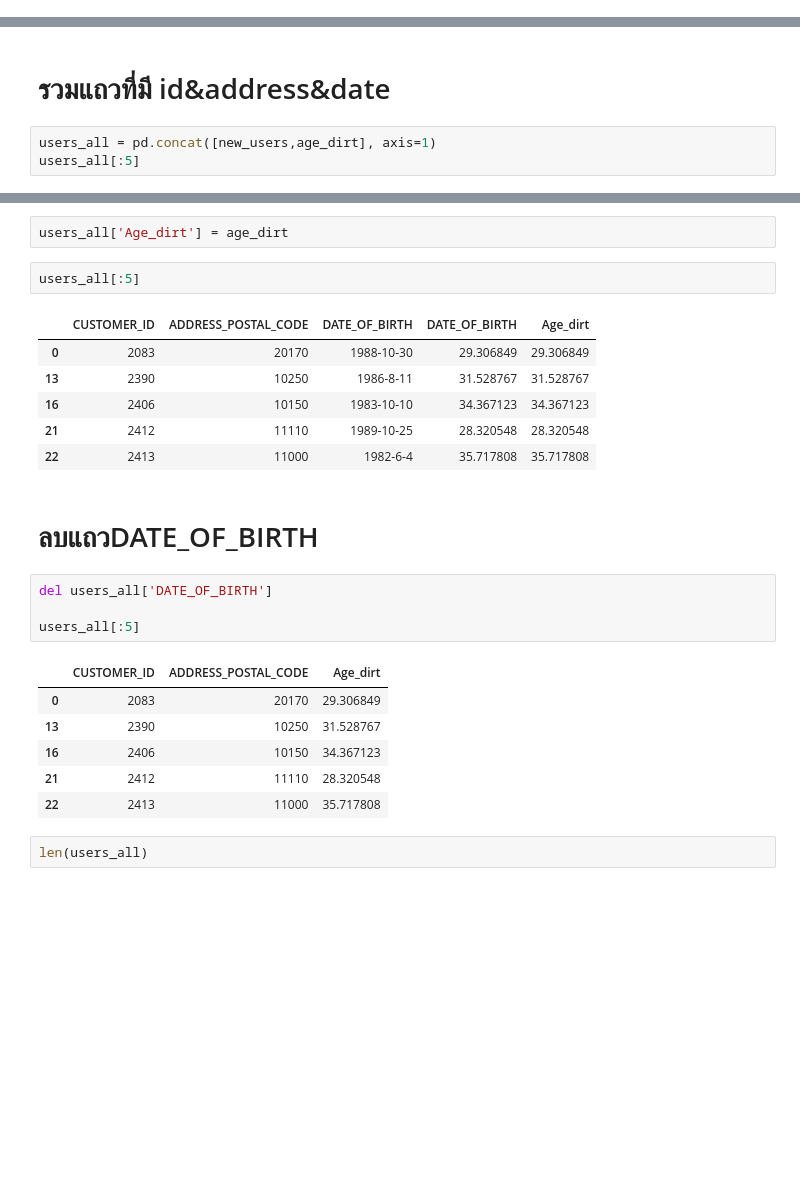
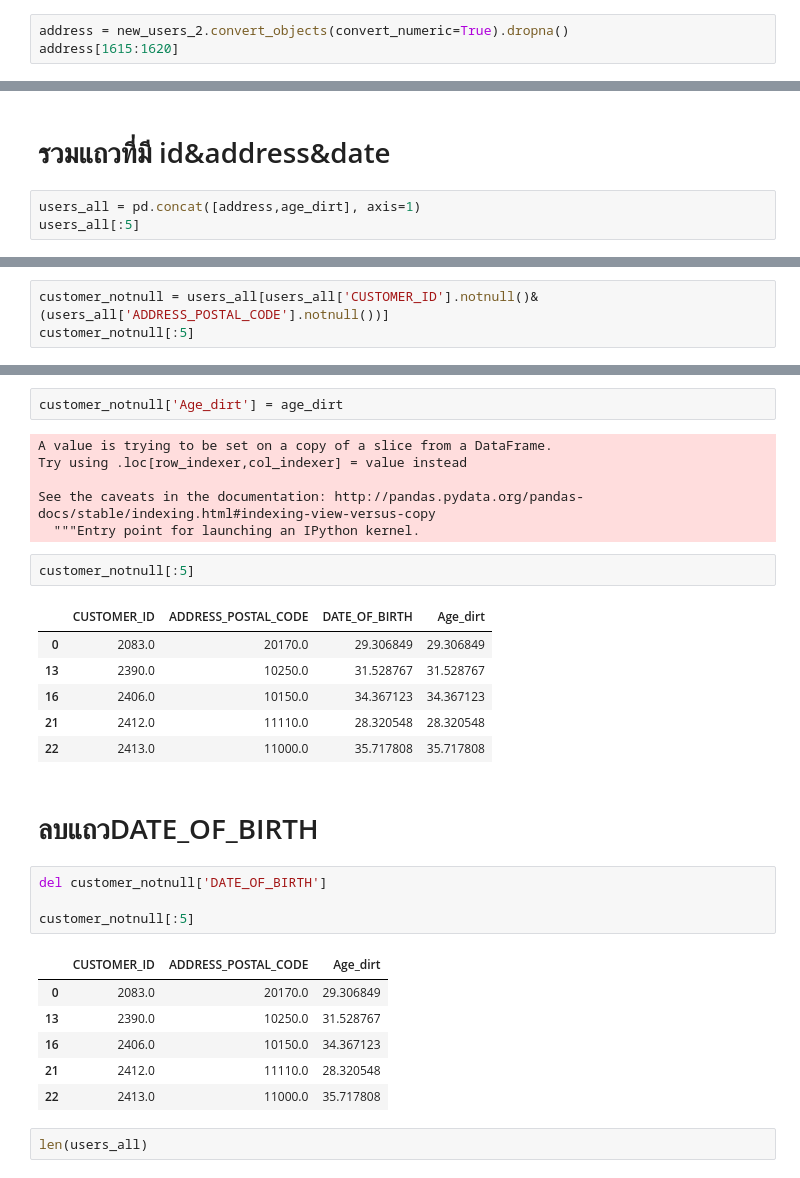
Before and after one commit to Kanbc/recommender-systems, a Jupyter notebook: cleaning/Customer.ipynb, the cells around one changed output, grey strips where cells are left out. Saved outputs shown, nothing was run; the diff lists cells and outputs as text; blank space fills up the shorter version.

Commit message:
customer_clean

```diff
--- a/cleaning/User.ipynb
+++ b/cleaning/Customer.ipynb
@@ -89,0 +98,3 @@ dtype: bool
+# %%
+address = new_users_2.convert_objects(convert_numeric=True).dropna()
+address[1615:1620]
@@ -161,6 +179,6 @@ len(age_dirt)
 # %% [markdown]
 # รวมแถวที่มี id&address&date
 # %%
-users_all = pd.concat([new_users,age_dirt], axis=1)
+users_all = pd.concat([address,age_dirt], axis=1)
 users_all[:5]
 # %% [output]
@@ -172,0 +198,3 @@ users_all[:5]
+# %%
+customer_notnull = users_all[users_all['CUSTOMER_ID'].notnull()& (users_all['ADDRESS_POSTAL_CODE'].notnull())]
+customer_notnull[:5]
@@ -173,27 +215,33 @@ users_all[:5]
 # %%
-users_all['Age_dirt'] = age_dirt
+customer_notnull['Age_dirt'] = age_dirt
+# %% [output]
+A value is trying to be set on a copy of a slice from a DataFrame.
+Try using .loc[row_indexer,col_indexer] = value instead
+
+See the caveats in the documentation: http://pandas.pydata.org/pandas-docs/stable/indexing.html#indexing-view-versus-copy
+  """Entry point for launching an IPython kernel.
 # %%
-users_all[:5]
+customer_notnull[:5]
 # %% [output]
-|  | CUSTOMER_ID | ADDRESS_POSTAL_CODE | DATE_OF_BIRTH | DATE_OF_BIRTH | Age_dirt |
-| 0 | 2083 | 20170 | 1988-10-30 | 29.306849 | 29.306849 |
-| 13 | 2390 | 10250 | 1986-8-11 | 31.528767 | 31.528767 |
-| 16 | 2406 | 10150 | 1983-10-10 | 34.367123 | 34.367123 |
-| 21 | 2412 | 11110 | 1989-10-25 | 28.320548 | 28.320548 |
-| 22 | 2413 | 11000 | 1982-6-4 | 35.717808 | 35.717808 |
+|  | CUSTOMER_ID | ADDRESS_POSTAL_CODE | DATE_OF_BIRTH | Age_dirt |
+| 0 | 2083.0 | 20170.0 | 29.306849 | 29.306849 |
+| 13 | 2390.0 | 10250.0 | 31.528767 | 31.528767 |
+| 16 | 2406.0 | 10150.0 | 34.367123 | 34.367123 |
+| 21 | 2412.0 | 11110.0 | 28.320548 | 28.320548 |
+| 22 | 2413.0 | 11000.0 | 35.717808 | 35.717808 |
 # %% [markdown]
 # ลบแถวDATE_OF_BIRTH
 # %%
-del users_all['DATE_OF_BIRTH']
+del customer_notnull['DATE_OF_BIRTH']
 
-users_all[:5]
+customer_notnull[:5]
 # %% [output]
 |  | CUSTOMER_ID | ADDRESS_POSTAL_CODE | Age_dirt |
-| 0 | 2083 | 20170 | 29.306849 |
-| 13 | 2390 | 10250 | 31.528767 |
-| 16 | 2406 | 10150 | 34.367123 |
-| 21 | 2412 | 11110 | 28.320548 |
-| 22 | 2413 | 11000 | 35.717808 |
+| 0 | 2083.0 | 20170.0 | 29.306849 |
+| 13 | 2390.0 | 10250.0 | 31.528767 |
+| 16 | 2406.0 | 10150.0 | 34.367123 |
+| 21 | 2412.0 | 11110.0 | 28.320548 |
+| 22 | 2413.0 | 11000.0 | 35.717808 |
 # %%
 len(users_all)
 # %% [output]
```
Also changed, not shown: parts of 20 cells of this notebook, 4 other files.
